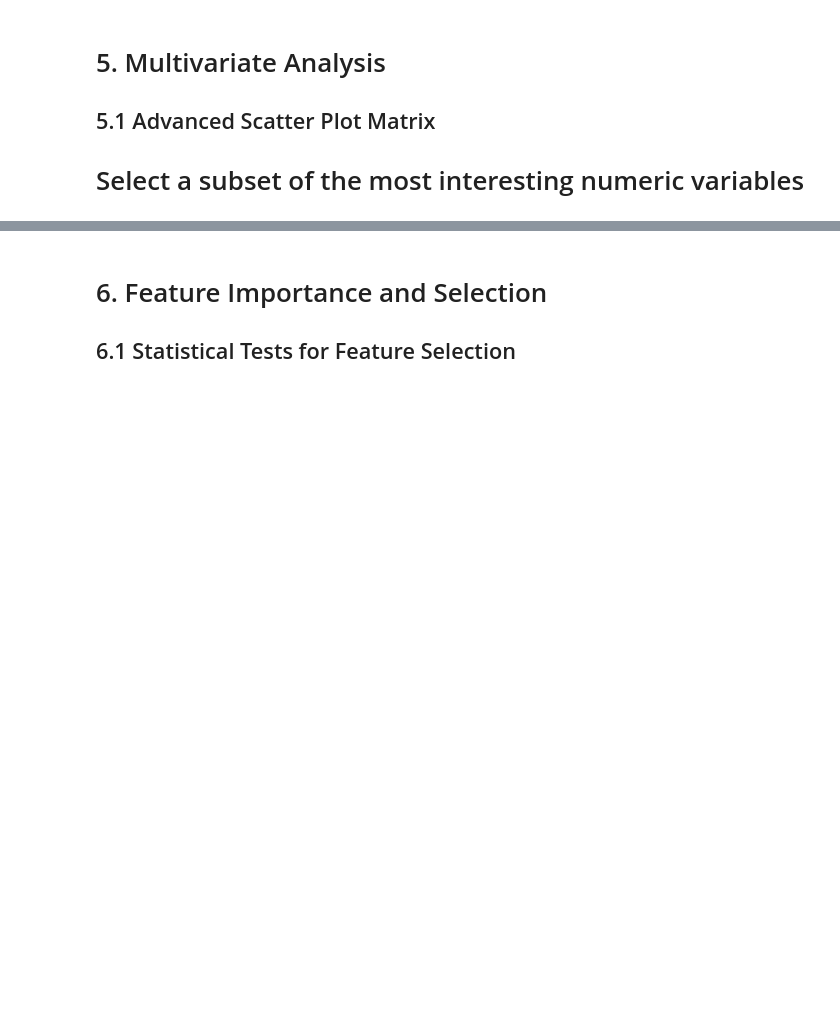
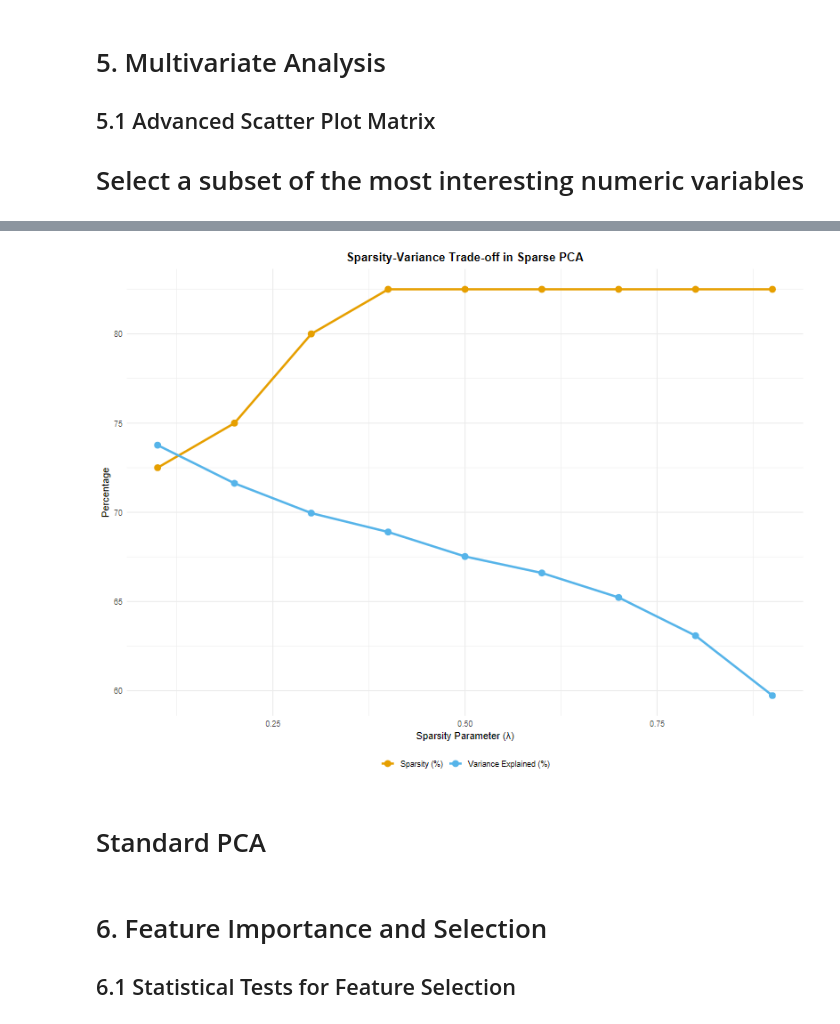
Before and after one commit to Chrisolande/Loan-Default, a Jupyter notebook: loan_data.ipynb, the cells around one changed output, grey strips where cells are left out. Cells and saved outputs as stored; diff of their text form; code cells hidden in the pictures; blank space fills up the shorter version.

```diff
--- a/loan_data.ipynb
+++ b/loan_data.ipynb
@@ -663,3 +627,61 @@ if(length(numeric_cols) > 2 && target_var %in% names(data) && is.factor(data[[ta
+# %%
+# Function to calculate sparsity (% of zero loadings)
+calculate_sparsity <- function(loadings_matrix) {
+  total_elements <- prod(dim(loadings_matrix))
+  zero_elements <- sum(loadings_matrix == 0)
+  return(zero_elements / total_elements * 100)
+}
+
+# Test different sparsity parameters
+lambda_values <- seq(0.1, 0.9, by = 0.1)
+sparsity_results <- data.frame(
+  lambda = lambda_values,
+  sparsity = numeric(length(lambda_values)),
+  variance_explained = numeric(length(lambda_values))
+)
+
+for (i in seq_along(lambda_values)) {
+  lambda <- lambda_values[i]
+
+  # Run sparse PCA
+  spca_result <- elasticnet::spca(loan_cov,
+                                 K = 4,
+                                 para = rep(lambda, 4),
+                                 type = "Gram",
+                                 sparse = "penalty")
+
+  # Calculate sparsity
+  sparsity_results$sparsity[i] <- calculate_sparsity(spca_result$loadings)
+
+  # Calculate variance explained
+  scores <- loan_cov %*% spca_result$loadings
+  var_explained <- sum(apply(scores, 2, var)) / sum(apply(loan_cov, 2, var)) * 100
+  sparsity_results$variance_explained[i] <- var_explained
+}
+
+
+sparsity_results_long <- pivot_longer(sparsity_results,
+                                     cols = c("sparsity", "variance_explained"),
+                                     names_to = "metric",
+                                     values_to = "value")
+
+ggplot(sparsity_results_long, aes(x = lambda, y = value, color = metric, group = metric)) +
+  geom_line(size = 1.2) +
+  geom_point(size = 3) +
+  labs(title = "Sparsity-Variance Trade-off in Sparse PCA",
+       x = "Sparsity Parameter (λ)",
+       y = "Percentage",
+       color = "Metric") +
+  scale_color_manual(values = c("#E69F00", "#56B4E9"),
+                    labels = c("Sparsity (%)", "Variance Explained (%)")) +
+  theme_minimal() +
+  theme(plot.title = element_text(hjust = 0.5, face = "bold"),
+        legend.position = "bottom",
+        legend.title = element_blank())
+# %% [output]
+[figure, added]
+# %% [markdown]
+# Standard PCA
 # %% [markdown]
 # 6. Feature Importance and Selection
 
```
Also changed, not shown: parts of 13 cells of this notebook.
